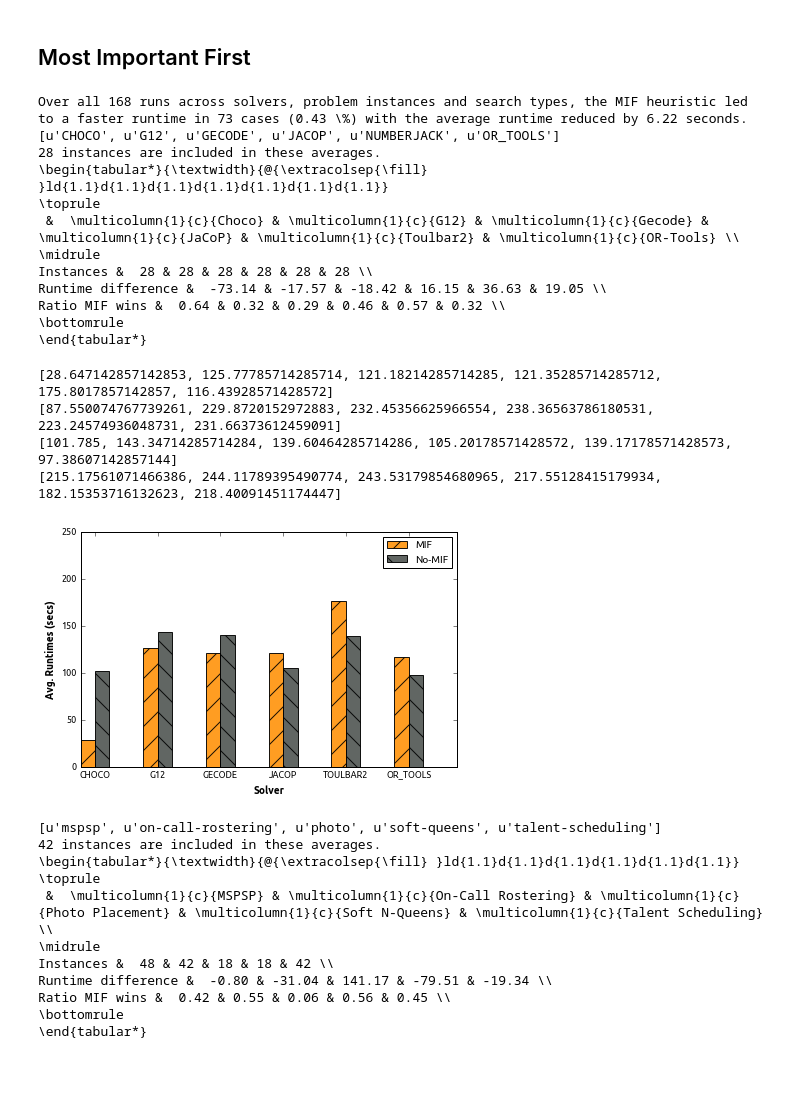
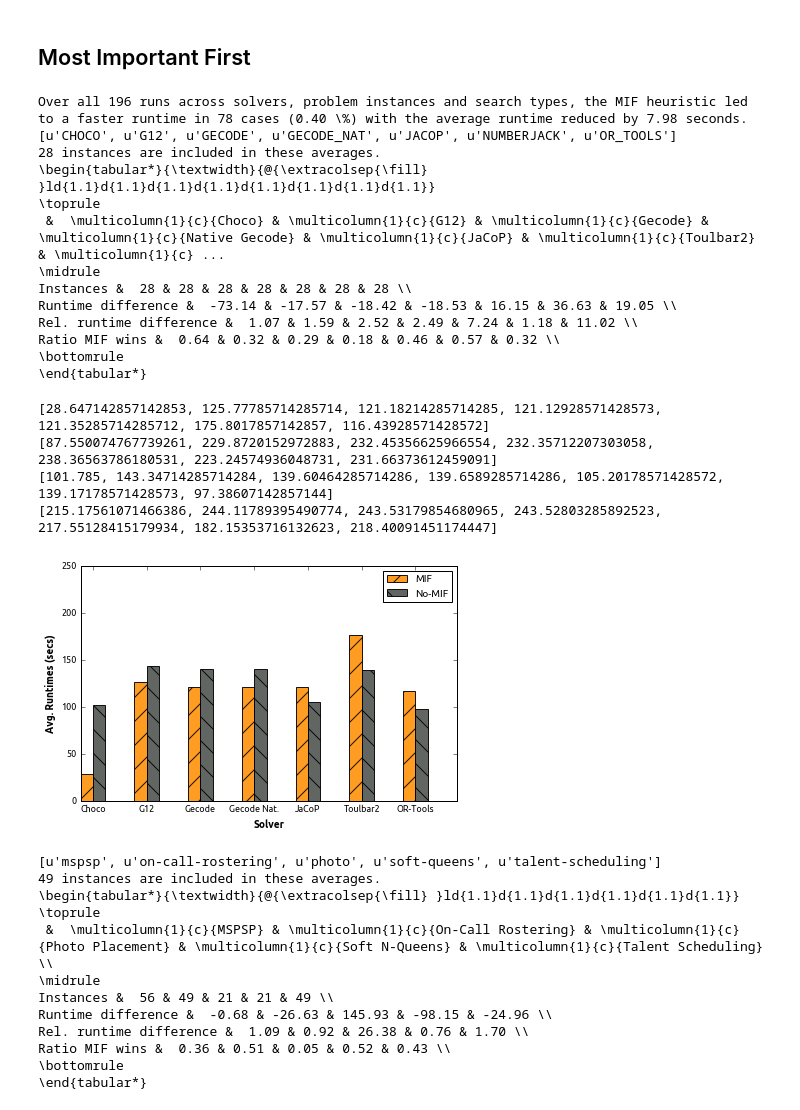
Before and after one commit to isse-augsburg/minibrass, a Jupyter notebook: evaluation/db/Evaluation script.ipynb, the cells around one changed output. Saved outputs shown, nothing was run; the diff lists cells and outputs as text; code cells hidden in the pictures; blank space fills up the shorter version.

```diff
--- a/evaluation/db/Evaluation script.ipynb
+++ b/evaluation/db/Evaluation script.ipynb
@@ -316,6 +307,8 @@ scriptFile.close()
 c.execute(script)
 
 timeDiffs = defaultdict(list)
+relTimeDiffs = defaultdict(list)
+relAvgTimeDiffs = defaultdict(list)
 mifElapseds = defaultdict(list)
 mifStds = defaultdict(list)
 normalElapseds = defaultdict(list)
@@ -326,9 +319,11 @@ ratios = defaultdict(list)
 solvers = []
 
 for row in c.fetchall():
-    (solverName, mifElapsed, mifVar, normalElapsed, normalVar, timeDiff, mifWins, overall, ratio) = row
+    (solverName, mifElapsed, mifVar, normalElapsed, normalVar, timeDiff, relTimeDiff, relAvgTimeDiff, mifWins, overall, ratio) = row
     solvers += [solverName]
     timeDiffs[solverName] = timeDiff
+    relTimeDiffs[solverName] = relTimeDiff
+    relAvgTimeDiffs[solverName] = relAvgTimeDiff
     mifElapseds[solverName] = mifElapsed
     mifStds[solverName] = np.sqrt(mifVar)
     normalElapseds[solverName] = normalElapsed
@@ -346,22 +341,25 @@ print " & ", " & ".join(["\\multicolumn{1}{c}{" + readable[s] +"}" for s in solv
 print "\\midrule"
 print "Instances & ", " & ".join(['{0:.0f}'.format(instances[s]) for s in solvers]), "\\\\"
 print "Runtime difference & ", " & ".join(['{0:.2f}'.format(timeDiffs[s]) for s in solvers]), "\\\\"
+print "Rel. runtime difference & ", " & ".join(['{0:.2f}'.format(relTimeDiffs[s]) for s in solvers]), "\\\\"
+#print "Rel. Avg. Runtime difference & ", " & ".join(['{0:.2f}'.format(relAvgTimeDiffs[s]) for s in solvers]), "\\\\"
 #print "# MIF wins & ", " & ".join(['{0:.2f}'.format(timeDiffs[s]) for s in solvers]), "\\\\"
 print "Ratio MIF wins & ", " & ".join(['{0:.2f}'.format(ratios[s]) for s in solvers]), "\\\\"
 #print "Runtime difference & ", " & ".join(['{0:.2f}'.format(timeDiffs[s]) for s in solvers]), "\\\\"
 print "\\bottomrule"
 print "\\end{tabular*}"
 # %% [output]
-Over all 168 runs across solvers, problem instances and search types, the MIF heuristic led to a faster runtime in 73 cases (0.43 \%) with the average runtime reduced by 6.22 seconds.
-[u'CHOCO', u'G12', u'GECODE', u'JACOP', u'NUMBERJACK', u'OR_TOOLS']
+Over all 196 runs across solvers, problem instances and search types, the MIF heuristic led to a faster runtime in 78 cases (0.40 \%) with the average runtime reduced by 7.98 seconds.
+[u'CHOCO', u'G12', u'GECODE', u'GECODE_NAT', u'JACOP', u'NUMBERJACK', u'OR_TOOLS']
 28 instances are included in these averages.
-\begin{tabular*}{\textwidth}{@{\extracolsep{\fill} }ld{1.1}d{1.1}d{1.1}d{1.1}d{1.1}d{1.1}d{1.1}}
+\begin{tabular*}{\textwidth}{@{\extracolsep{\fill} }ld{1.1}d{1.1}d{1.1}d{1.1}d{1.1}d{1.1}d{1.1}d{1.1}}
 \toprule
- &  \multicolumn{1}{c}{Choco} & \multicolumn{1}{c}{G12} & \multicolumn{1}{c}{Gecode} & \multicolumn{1}{c}{JaCoP} & \multicolumn{1}{c}{Toulbar2} & \multicolumn{1}{c}{OR-Tools} \\
+ &  \multicolumn{1}{c}{Choco} & \multicolumn{1}{c}{G12} & \multicolumn{1}{c}{Gecode} & \multicolumn{1}{c}{Native Gecode} & \multicolumn{1}{c}{JaCoP} & \multicolumn{1}{c}{Toulbar2} & \multicolumn{1}{c} ...
 \midrule
-Instances &  28 & 28 & 28 & 28 & 28 & 28 \\
-Runtime difference &  -73.14 & -17.57 & -18.42 & 16.15 & 36.63 & 19.05 \\
-Ratio MIF wins &  0.64 & 0.32 & 0.29 & 0.46 & 0.57 & 0.32 \\
+Instances &  28 & 28 & 28 & 28 & 28 & 28 & 28 \\
+Runtime difference &  -73.14 & -17.57 & -18.42 & -18.53 & 16.15 & 36.63 & 19.05 \\
+Rel. runtime difference &  1.07 & 1.59 & 2.52 & 2.49 & 7.24 & 1.18 & 11.02 \\
+Ratio MIF wins &  0.64 & 0.32 & 0.29 & 0.18 & 0.46 & 0.57 & 0.32 \\
 \bottomrule
 \end{tabular*}
 # %%
@@ -390,40 +388,41 @@ fig, ax = plt.subplots()
 index = np.arange(n_groups)
 bar_width = 0.23
 
 opacity = 0.9
 error_config = {'ecolor': '0.3'}
 plt.ylim([0,250])
-plt.xlim([0,6])
+plt.xlim([0,7])
 rects1 = plt.bar(index, means_mif, bar_width,
                  alpha=opacity,
                  color=isseorange,
                  error_kw=error_config,
                  hatch="/",
                  label='MIF')
 
 rects2 = plt.bar(index + bar_width, means_nomif, bar_width,
                  alpha=opacity,
                  color=issegrey,
                  hatch="\\",
                  error_kw=error_config,
                  label='No-MIF')
 
 plt.xlabel('Solver')
 plt.ylabel('Avg. Runtimes (secs)')
 #plt.title('Runtimes by solver and heuristic')
-plt.xticks(index + bar_width , [ s if s != "NUMBERJACK" else "TOULBAR2"  for s in solvers])
+plt.xticks(index + bar_width , ["Choco", "G12", "Gecode", "Gecode Nat.", "JaCoP", "Toulbar2", "OR-Tools"])
+#           [ s if s != "NUMBERJACK" else "TOULBAR2"  for s in solvers])
 plt.legend()
 
 plt.tight_layout()
 
 plt.savefig('runtime-mif-solver.pdf', bbox_inches='tight')
 plt.show()
 # %% [output]
-[28.647142857142853, 125.77785714285714, 121.18214285714285, 121.35285714285712, 175.8017857142857, 116.43928571428572]
-[87.550074767739261, 229.8720152972883, 232.45356625966554, 238.36563786180531, 223.24574936048731, 231.66373612459091]
-[101.785, 143.34714285714284, 139.60464285714286, 105.20178571428572, 139.17178571428573, 97.38607142857144]
-[215.17561071466386, 244.11789395490774, 243.53179854680965, 217.55128415179934, 182.15353716132623, 218.40091451174447]
+[28.647142857142853, 125.77785714285714, 121.18214285714285, 121.12928571428573, 121.35285714285712, 175.8017857142857, 116.43928571428572]
+[87.550074767739261, 229.8720152972883, 232.45356625966554, 232.35712207303058, 238.36563786180531, 223.24574936048731, 231.66373612459091]
+[101.785, 143.34714285714284, 139.60464285714286, 139.6589285714286, 105.20178571428572, 139.17178571428573, 97.38607142857144]
+[215.17561071466386, 244.11789395490774, 243.53179854680965, 243.52803285892523, 217.55128415179934, 182.15353716132623, 218.40091451174447]
-[figure, old version]
+[figure, new version]
 # %%
 
 scriptFile = open("query-mif-comp-problems.sql",'r')
@@ -433,6 +432,7 @@ scriptFile.close()
 c.execute(script)
 
 timeDiffs = defaultdict(list)
+relTimeDiffs = defaultdict(list)
 mifElapseds = defaultdict(list)
 mifStds = defaultdict(list)
 normalElapseds = defaultdict(list)
@@ -443,9 +443,10 @@ ratios = defaultdict(list)
 problems = []
 
 for row in c.fetchall():
-    (problem,  mifElapsed, mifVar, normalElapsed, normalVar, timeDiff, mifWins, overall, ratio) = row
+    (problem,  mifElapsed, mifVar, normalElapsed, normalVar, timeDiff, relTimeDiff, mifWins, overall, ratio) = row
     problems += [problem]
     timeDiffs[problem] = timeDiff
+    relTimeDiffs[problem] = relTimeDiff
     mifElapseds[problem] = mifElapsed
     mifStds[problem] = np.sqrt(mifVar)
     normalElapseds[problem] = normalElapsed
@@ -464,6 +465,7 @@ print " & ", " & ".join(["\\multicolumn{1}{c}{" + readableProblems[s] + "}" for
 print "\\midrule"
 print "Instances & ", " & ".join(['{0:.0f}'.format(instances[s]) for s in problems]), "\\\\"
 print "Runtime difference & ", " & ".join(['{0:.2f}'.format(timeDiffs[s]) for s in problems]), "\\\\"
+print "Rel. runtime difference & ", " & ".join(['{0:.2f}'.format(relTimeDiffs[s]) for s in problems]), "\\\\"
 #print "# MIF wins & ", " & ".join(['{0:.2f}'.format(timeDiffs[s]) for s in solvers]), "\\\\"
 print "Ratio MIF wins & ", " & ".join(['{0:.2f}'.format(ratios[s]) for s in problems]), "\\\\"
 #print "Runtime difference & ", " & ".join(['{0:.2f}'.format(timeDiffs[s]) for s in solvers]), "\\\\"
@@ -471,14 +473,15 @@ print "\\bottomrule"
 print "\\end{tabular*}"
 # %% [output]
 [u'mspsp', u'on-call-rostering', u'photo', u'soft-queens', u'talent-scheduling']
-42 instances are included in these averages.
+49 instances are included in these averages.
 \begin{tabular*}{\textwidth}{@{\extracolsep{\fill} }ld{1.1}d{1.1}d{1.1}d{1.1}d{1.1}d{1.1}}
 \toprule
  &  \multicolumn{1}{c}{MSPSP} & \multicolumn{1}{c}{On-Call Rostering} & \multicolumn{1}{c}{Photo Placement} & \multicolumn{1}{c}{Soft N-Queens} & \multicolumn{1}{c}{Talent Scheduling} \\
 \midrule
-Instances &  48 & 42 & 18 & 18 & 42 \\
-Runtime difference &  -0.80 & -31.04 & 141.17 & -79.51 & -19.34 \\
-Ratio MIF wins &  0.42 & 0.55 & 0.06 & 0.56 & 0.45 \\
+Instances &  56 & 49 & 21 & 21 & 49 \\
+Runtime difference &  -0.68 & -26.63 & 145.93 & -98.15 & -24.96 \\
+Rel. runtime difference &  1.09 & 0.92 & 26.38 & 0.76 & 1.70 \\
+Ratio MIF wins &  0.36 & 0.51 & 0.05 & 0.52 & 0.43 \\
 \bottomrule
 \end{tabular*}
 # %%
```
Also changed, not shown: parts of 5 cells of this notebook, 16 other files.
